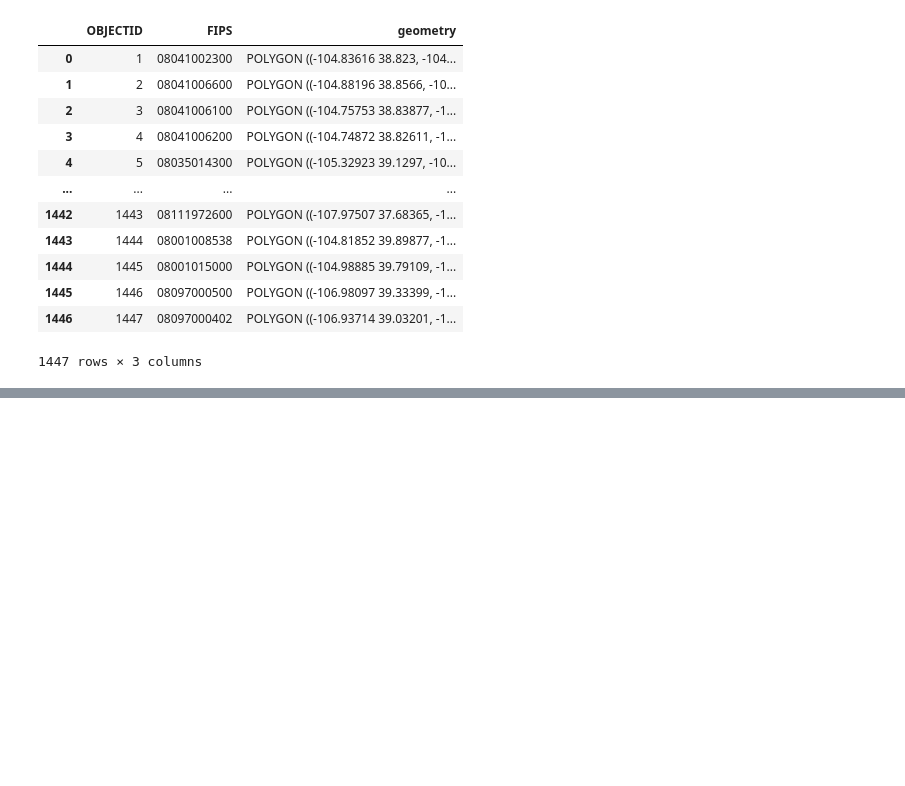
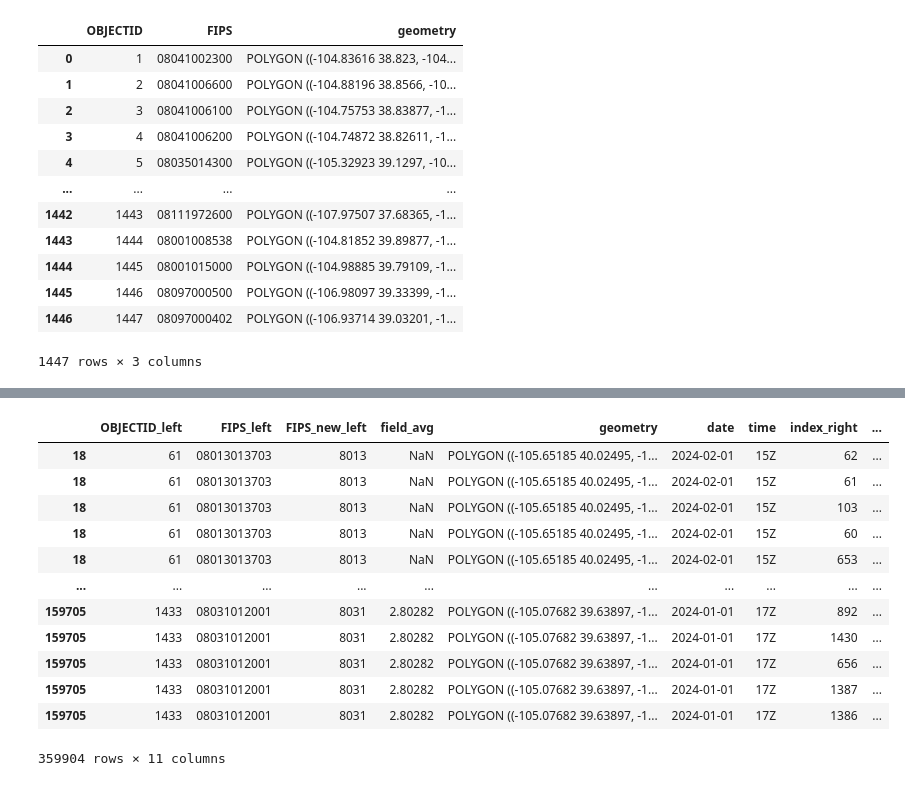
Before and after one commit to sararunkel/tempo-site, a Jupyter notebook: data/textile-source/textile_pattern_data.ipynb, the cells around one changed output, grey strips where cells are left out. Drawn from its saved outputs; the diff is of its cells as text; code cells hidden in the pictures; blank space fills up the shorter version.

```diff
--- a/data/textile-source/textile_pattern_data.ipynb
+++ b/data/textile-source/textile_pattern_data.ipynb
@@ -47,0 +88,3 @@ monthly_gdf = pd.concat(gdfs, ignore_index=True)
+# %%
+monthly_gdf = pd.concat(gdfs_cleaned, ignore_index=True)
+monthly_gdf
@@ -48,3 +105,6 @@ monthly_gdf = pd.concat(gdfs, ignore_index=True)
 # %%
 # I only want fips 8013 and and 8031
 fips_to_keep = ["8013", "8031"]
+monthly_gdf["FIPS_new"] = monthly_gdf["FIPS_new"].astype(str)
+filtered_gdf = monthly_gdf[monthly_gdf["FIPS_new"].isin(fips_to_keep)]
+filtered_gdf
@@ -51,5 +125,5 @@ fips_to_keep = ["8013", "8031"]
 # %%
-census_gdf = gpd.read_file('~/projects/tempo-site/data/preprocess/Colorado_Census_Tract_Boundaries.geojson')
+census_gdf = gpd.read_file('../preprocess/Colorado_Census_Tract_Boundaries.geojson')
 census_gdf
 # %% [output]
 |  | OBJECTID | FIPS | geometry |
@@ -76,3 +178,23 @@ census_gdf
+# %%
+filtered_gdf = filtered_gdf.to_crs(census_gdf.crs)
+filtered_gdf
+
+census_gdf['FIPS_new'] = census_gdf['FIPS_new'].astype('int64')
+filtered_gdf['FIPS_new'] = filtered_gdf['FIPS_new'].astype('int64')
 # %%
-joined_df = jan_2024_12Z_gdf.merge(census_gdf, on="FIPS_new", how='left')
-joined_df
+joined_gdf_1 = gpd.sjoin(filtered_gdf, census_gdf, how='inner', predicate='intersects')  # or use 'within', 'contains', etc.
+joined_gdf_1
+# %% [output]
+|  | OBJECTID_left | FIPS_left | FIPS_new_left | field_avg | geometry | date | time | index_right | ... |
+| 18 | 61 | 08013013703 | 8013 | NaN | POLYGON ((-105.65185 40.02495, -1... | 2024-02-01 | 15Z | 62 | ... |
+| 18 | 61 | 08013013703 | 8013 | NaN | POLYGON ((-105.65185 40.02495, -1... | 2024-02-01 | 15Z | 61 | ... |
+| 18 | 61 | 08013013703 | 8013 | NaN | POLYGON ((-105.65185 40.02495, -1... | 2024-02-01 | 15Z | 103 | ... |
+| 18 | 61 | 08013013703 | 8013 | NaN | POLYGON ((-105.65185 40.02495, -1... | 2024-02-01 | 15Z | 60 | ... |
+| 18 | 61 | 08013013703 | 8013 | NaN | POLYGON ((-105.65185 40.02495, -1... | 2024-02-01 | 15Z | 653 | ... |
+| ... | ... | ... | ... | ... | ... | ... | ... | ... | ... |
+| 159705 | 1433 | 08031012001 | 8031 | 2.80282 | POLYGON ((-105.07682 39.63897, -1... | 2024-01-01 | 17Z | 892 | ... |
+| 159705 | 1433 | 08031012001 | 8031 | 2.80282 | POLYGON ((-105.07682 39.63897, -1... | 2024-01-01 | 17Z | 1430 | ... |
+| 159705 | 1433 | 08031012001 | 8031 | 2.80282 | POLYGON ((-105.07682 39.63897, -1... | 2024-01-01 | 17Z | 656 | ... |
+| 159705 | 1433 | 08031012001 | 8031 | 2.80282 | POLYGON ((-105.07682 39.63897, -1... | 2024-01-01 | 17Z | 1387 | ... |
+| 159705 | 1433 | 08031012001 | 8031 | 2.80282 | POLYGON ((-105.07682 39.63897, -1... | 2024-01-01 | 17Z | 1386 | ... |
+359904 rows × 11 columns
```
Also changed, not shown: parts of 10 cells of this notebook.
